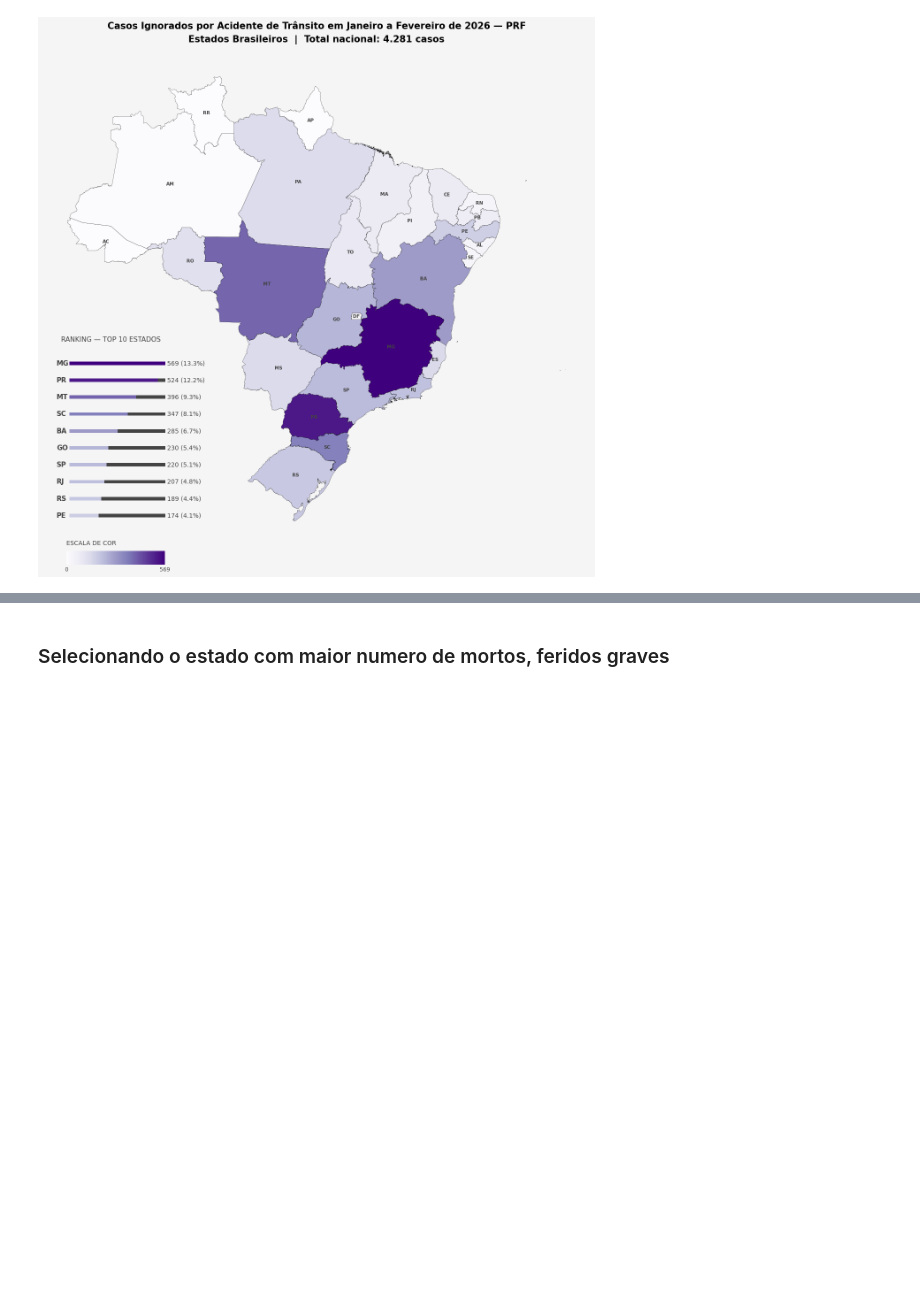
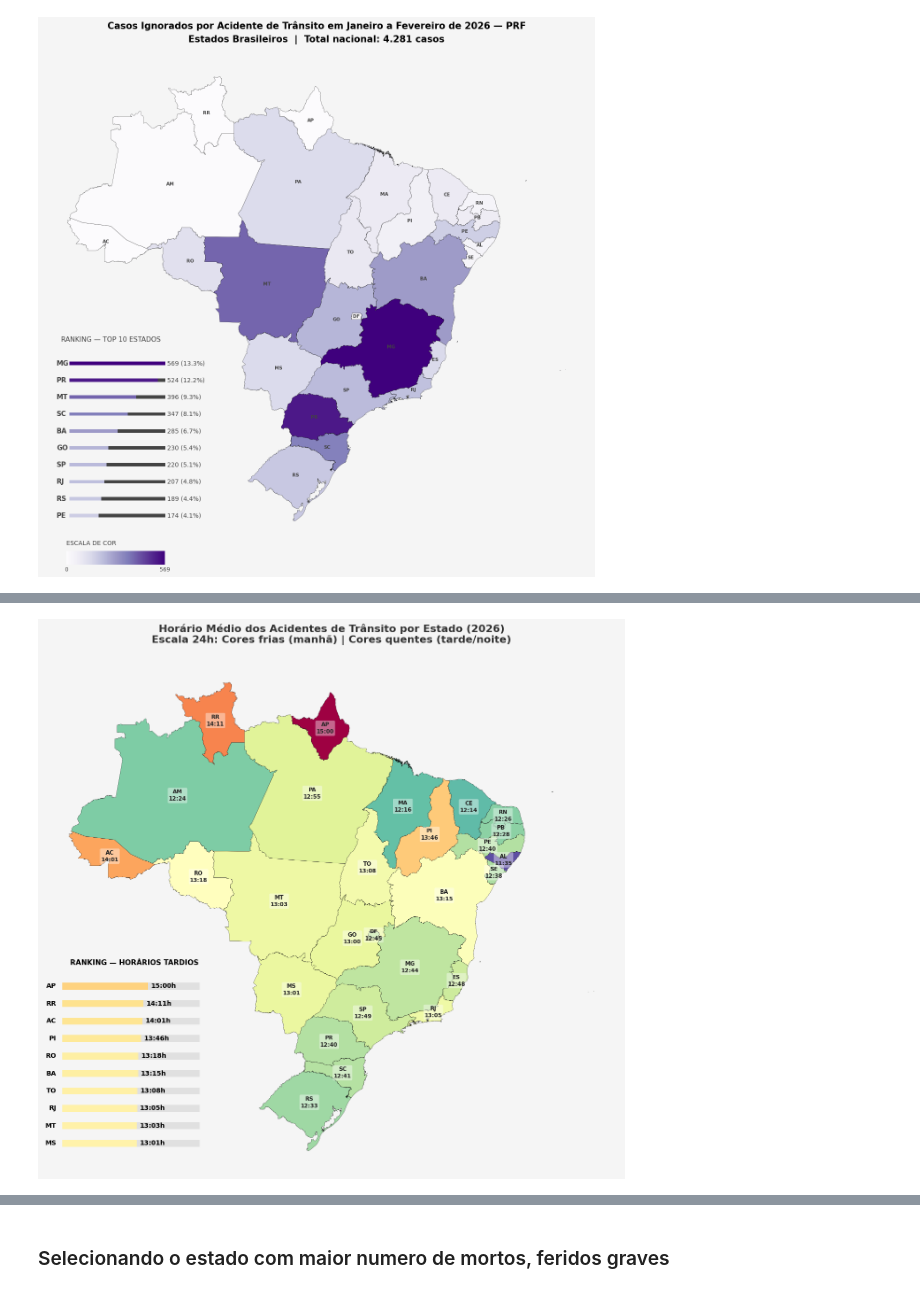
Before and after one commit to Fabiano01EST/traffic-accidents-brazil-analysis, a Jupyter notebook: mapas.ipynb, the cells around one changed output, grey strips where cells are left out. Saved outputs shown, nothing was run; the diff lists cells and outputs as text; code cells hidden in the pictures; blank space fills up the shorter version.

```diff
--- a/mapas.ipynb
+++ b/mapas.ipynb
@@ -501,0 +504,84 @@ plt.show()
+# %%
+
+horario_medio_por_uf = (dados
+    .groupby('uf', observed=True)
+    .agg({
+        'horario': 'mean',  # Calcula a média aritmética dos horários
+        'id': 'nunique'     # Conta o total de acidentes para referência
+    })
+    .reset_index()
+    .rename(columns={'horario': 'Hora_Media'})
+)
+
+# Função simples para transformar 14.5 em "14:30" apenas para o texto do ranking
+def formatar_hora_simples(decimal):
+    h = int(decimal)
+    m = int((decimal - h) * 60)
+    return f"{h:02d}:{m:02d}"
+
+horario_medio_por_uf['Hora_Label'] = horario_medio_por_uf['Hora_Media'].apply(formatar_hora_simples)
+
+# Unindo com o mapa do geobr (br_uf)
+br_uf_d = br_uf.merge(horario_medio_por_uf, left_on='abbrev_state', right_on='uf', how='left')
+
+# 1. Escolha da nova escala (Spectral_r para azul ser manhã e vermelho ser noite)
+nova_cmap = "Spectral_r"
+f, ax = plt.subplots(figsize=(16, 16))
+f.patch.set_facecolor("#F5F5F5")
+
+# --- 2. MAPA COROPLÉTICO ---
+br_uf_d.plot(
+    ax=ax,
+    column="Hora_Media",
+    cmap=nova_cmap,
+    edgecolor="black",
+    linewidth=0.25,
+    missing_kwds={'color': 'lightgrey'}
+)
+
+# --- 3. TEXTOS DENTRO DOS ESTADOS (Sigla + Hora) ---
+for idx, row in br_uf_d.iterrows():
+    if pd.notna(row['Hora_Media']): # Só escreve se houver dados
+        centro = row.geometry.centroid
+        # Criamos o texto com a sigla e o horário embaixo
+        texto_estado = f"{row['abbrev_state']}\n{row['Hora_Label']}"
+        ax.annotate(
+            text=texto_estado,
+            xy=(centro.x, centro.y),
+            ha='center', va='center',
+            fontsize=8.5,        # Tamanho pequeno para não poluir
+            fontweight='bold',
+            color="#222222",
+            bbox=dict(boxstyle='round,pad=0.2', fc='white', alpha=0.4, ec='none') # Fundo sutil para legibilidade
+        )
+
+# --- 4. RANKING LATERAL ---
+ax_ranking = inset_axes(ax, width="25%", height="35%", loc='lower left', borderpad=3)
+
+top10 = br_uf_d.nlargest(10, 'Hora_Media').sort_values('Hora_Media', ascending=True)
+y_pos = range(len(top10))
+
+# Barras de fundo e progresso
+ax_ranking.barh(y_pos, [24]*10, color="#E0E0E0", height=0.4)
+# Aplicando a mesma nova escala nas barras
+# Forma moderna de acessar o colormap
+colors = [plt.colormaps[nova_cmap](val/24) for val in top10['Hora_Media']]
+ax_ranking.barh(y_pos, top10['Hora_Media'], color=colors, height=0.4)
+
+# Legendas do Ranking
+for i, (idx, row) in enumerate(top10.iterrows()):
+    ax_ranking.text(-1, i, row['abbrev_state'], ha='right', va='center', fontweight='bold', fontsize=10)
+    ax_ranking.text(row['Hora_Media'] + 0.5, i, f"{row['Hora_Label']}h", va='center', fontweight='bold', fontsize=10)
+
+# --- 5. TÍTULO E FINALIZAÇÃO ---
+ax.set_title("Horário Médio dos Acidentes de Trânsito por Estado (2026)\n"
+             "Escala 24h: Cores frias (manhã) | Cores quentes (tarde/noite)",
+             fontsize=16, fontweight='bold', pad=25, color="#333333")
+
+ax_ranking.set_title("RANKING — HORÁRIOS TARDIOS", fontsize=11, fontweight='bold', pad=15)
+ax_ranking.axis('off')
+ax.set_axis_off()
+
+plt.show()
+# %% [output]
+[figure, added]
```
Also changed, not shown: parts of 4 cells of this notebook.
